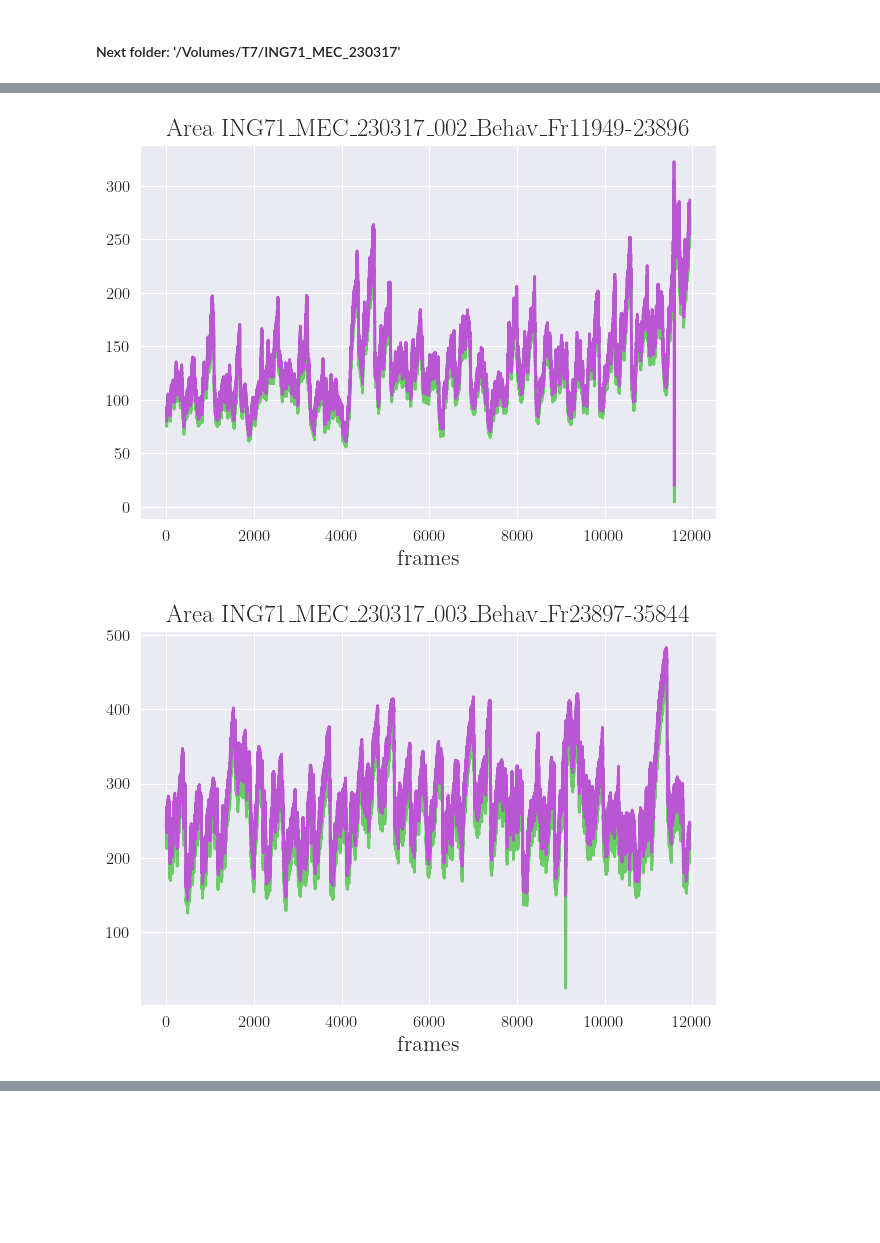
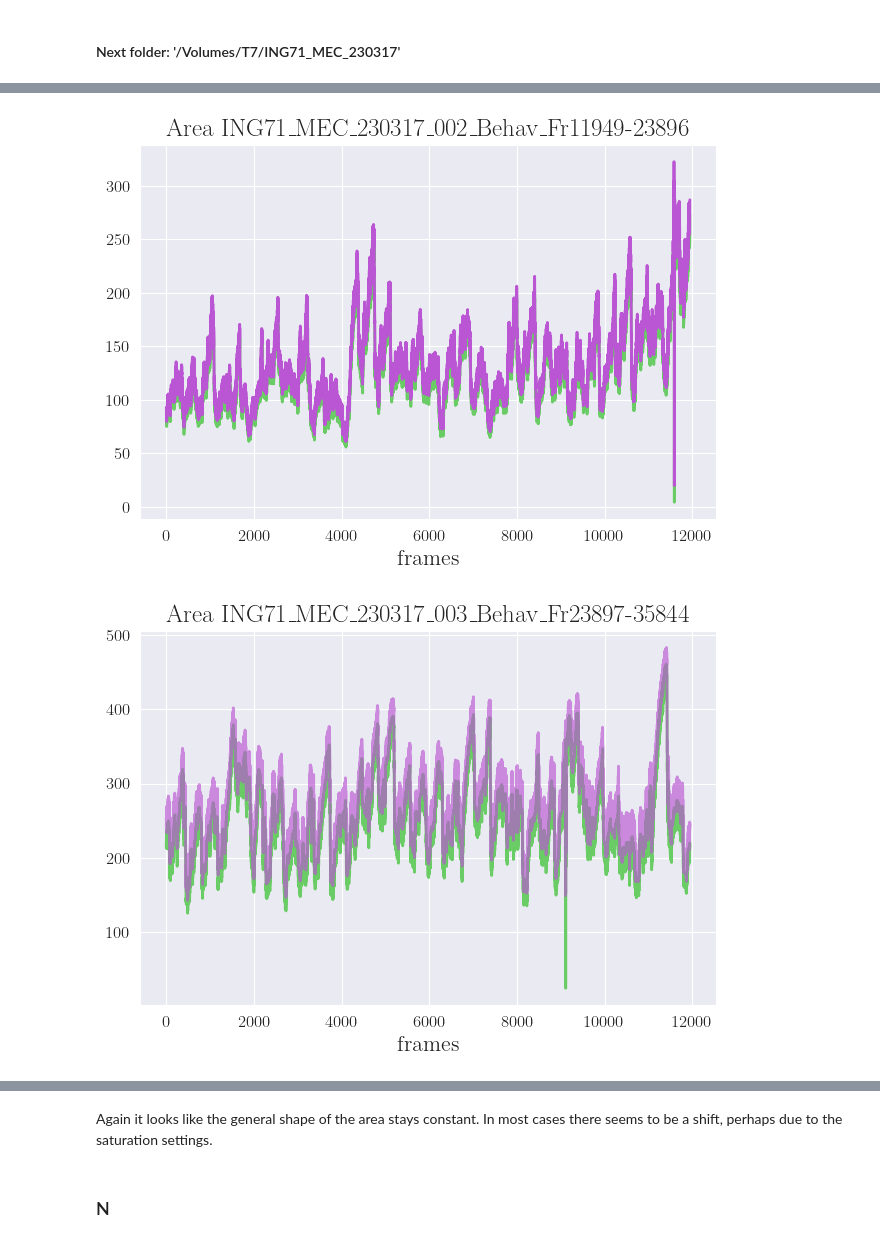
Before and after one commit to EirikSP/MouseProjectGH, a Jupyter notebook: analyse/annalyse.ipynb, the cells around one changed output, grey strips where cells are left out. Drawn from its saved outputs; the diff is of its cells as text; code cells hidden in the pictures; blank space fills up the shorter version.

```diff
--- a/analyse/annalyse.ipynb
+++ b/analyse/annalyse.ipynb
@@ -349,32 +267,36 @@ procs_17_general = create_procs('/Volumes/T7/ING71_MEC_230317/AVI/resultsnpy')
 # %%
 proc_17_001_ind = np.load('/Volumes/T7/ING71_MEC_230317/AVI/ING71_MEC_230317_001_Behav_Fr1-11947_proc.npy', allow_pickle=True).item()
 proc_17_001_gen = procs_17_general['ING71_MEC_230317_001_Behav_Fr1-11947_proc']
 
 plot_area(proc_17_001_gen, show=False)
 plot_area(proc_17_001_ind)
 
 
 proc_17_002_ind = np.load('/Volumes/T7/ING71_MEC_230317/AVI/ING71_MEC_230317_002_Behav_Fr11949-23896_proc.npy', allow_pickle=True).item()
 proc_17_002_gen = procs_17_general['ING71_MEC_230317_002_Behav_Fr11949-23896_proc']
 
 plot_area(proc_17_002_gen, show=False)
 plot_area(proc_17_002_ind)
 
 
 proc_17_003_ind = np.load('/Volumes/T7/ING71_MEC_230317/AVI/ING71_MEC_230317_003_Behav_Fr23897-35844_proc.npy', allow_pickle=True).item()
 proc_17_003_gen = procs_17_general['ING71_MEC_230317_003_Behav_Fr23897-35844_proc']
 
 plot_area(proc_17_003_gen, show=False)
-plot_area(proc_17_003_ind)
+plot_area(proc_17_003_ind, alpha=0.65)
 
 
 proc_17_009_ind = np.load('/Volumes/T7/ING71_MEC_230317/AVI/ING71_MEC_230317_009_Behav_Fr47793-59738_proc.npy', allow_pickle=True).item()
 proc_17_009_gen = procs_17_general['ING71_MEC_230317_009_Behav_Fr47793-59738_proc']
 
 plot_area(proc_17_009_gen, show=False)
 plot_area(proc_17_009_ind, alpha=0.65)
 # %% [output]
 [figure]
 [figure]
-[figure, old version]
+[figure, new version]
 [figure]
+# %% [markdown]
+Again it looks like the general shape of the area stays constant. In most cases there seems to be a shift, perhaps due to the saturation settings.
+# %% [markdown]
+### N
```
Also changed, not shown: parts of 15 cells of this notebook, 1 other file.
